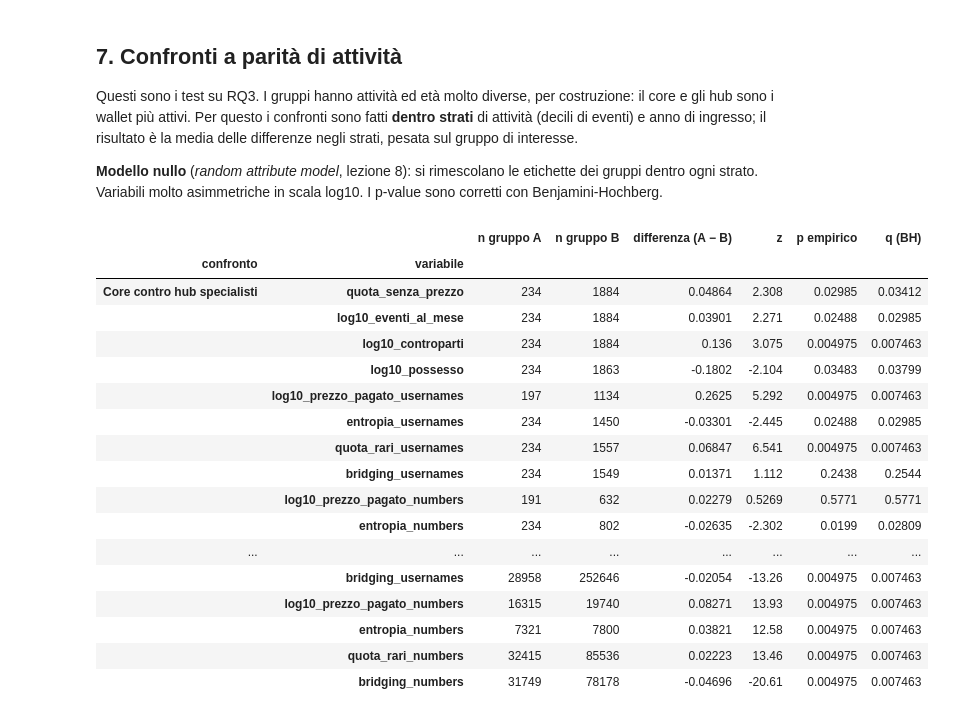
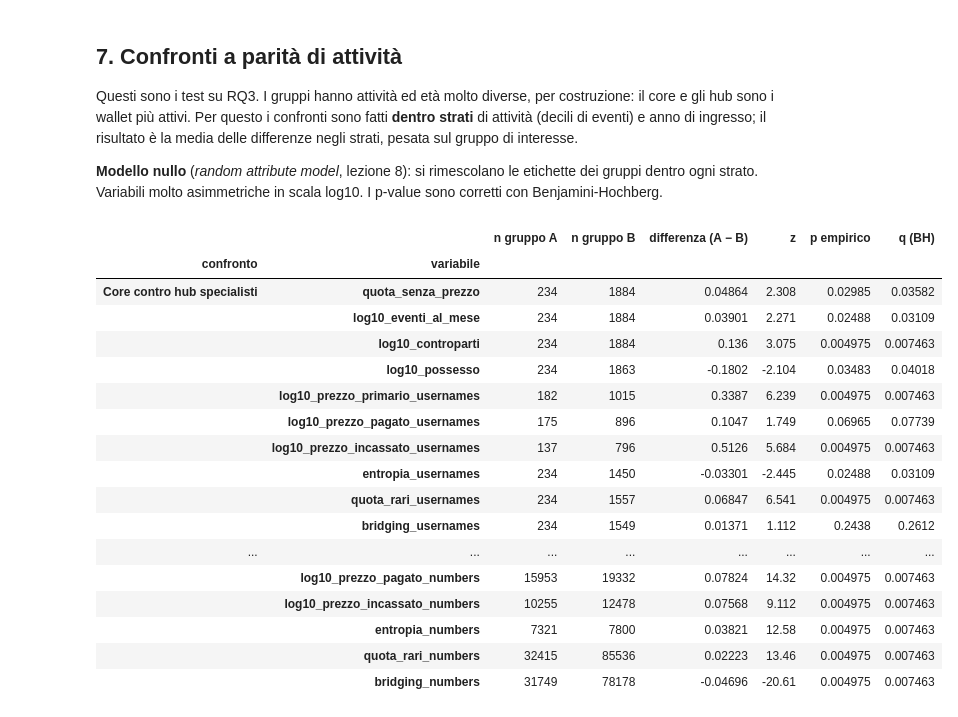
Before and after one commit to Cesare0356/CNA, a Jupyter notebook: fase_e_comportamento.ipynb, the cells around one changed output. Drawn from its saved outputs; the diff is of its cells as text; code cells hidden in the pictures.

```diff
--- a/fase_e_comportamento.ipynb
+++ b/fase_e_comportamento.ipynb
@@ -448,47 +472,51 @@ def test_strati(t, col, gruppo_a, gruppo_b, n_perm=N_PERM, seed=SEED):
 
 T = W.copy()
 T['log10_eventi_al_mese'] = np.log10(T.eventi_al_mese)
 T['log10_controparti'] = np.log10(T.controparti + 1)     # + 1: chi ha solo l'acquisto iniziale non ha controparti
 poss_w = POSS[POSS.status == 'COMPLETE'].groupby('wallet').holding_days.median()
 T['log10_possesso'] = np.log10(poss_w.reindex(T.index).clip(lower=0.01))
 for l in LAYERS:
     T[f'log10_prezzo_pagato_{FILE[l]}'] = np.log10(ECO[l].prezzo_pagato.reindex(T.index).clip(lower=0.01))
     q = PREF[(PREF.layer == l) & (PREF.nft >= 5)].set_index('wallet')
     T[f'entropia_{FILE[l]}'] = q.entropia.reindex(T.index)
     T[f'quota_rari_{FILE[l]}'] = PREF[PREF.layer == l].set_index('wallet').quota_rari.reindex(T.index)
     T[f'bridging_{FILE[l]}'] = RUOLI[l].bridging.reindex(T.index)
-VARIABILI = ['quota_senza_prezzo', 'log10_eventi_al_mese', 'log10_controparti', 'log10_possesso'] + [f'{v}_{FILE[l]}' for l in LAYERS for v in ['log10_prezzo_pagato', 'entropia', 'quota_rari', 'bridging']]
+T[f'log10_prezzo_primario_{FILE[A]}'] = np.log10(ECO[A].prezzo_primario.reindex(T.index).clip(lower=0.01))   # nei numeri il prezzo primario è quasi sempre assente
+for l in LAYERS:
+    T[f'log10_prezzo_incassato_{FILE[l]}'] = np.log10(ECO[l].prezzo_incassato.reindex(T.index).clip(lower=0.01))
+VARIABILI = (['quota_senza_prezzo', 'log10_eventi_al_mese', 'log10_controparti', 'log10_possesso', f'log10_prezzo_primario_{FILE[A]}']
+             + [f'{v}_{FILE[l]}' for l in LAYERS for v in ['log10_prezzo_pagato', 'log10_prezzo_incassato', 'entropia', 'quota_rari', 'bridging']])
 HUB = [g for g in ORDINE if g.startswith('Hub')]
 SPEC = [g for g in ORDINE if g.startswith('Specialisti')]
 CONFRONTI = {'Core contro hub specialisti': (['Core cross-layer'], HUB), 'Cross-layer contro specialisti': (['Cross-layer'], SPEC)}
 
 righe = []
 for nome, (ga, gb) in CONFRONTI.items():
     for v in VARIABILI:
         r = test_strati(T, v, ga, gb)
         if r:
             righe.append({'confronto': nome, 'variabile': v, **r})
 TEST = pd.DataFrame(righe)
 TEST['q (BH)'] = benjamini_hochberg(TEST['p empirico'])
 TEST = TEST.set_index(['confronto', 'variabile'])
 salva_tabella(TEST, 'e_test_a_parita_di_attivita')
 TEST
 # %% [output]
 |  |  | n gruppo A | n gruppo B | differenza (A − B) | z | p empirico | q (BH) |
 | confronto | variabile |  |  |  |  |  |  |
-| Core contro hub specialisti | quota_senza_prezzo | 234 | 1884 | 0.04864 | 2.308 | 0.02985 | 0.03412 |
-|  | log10_eventi_al_mese | 234 | 1884 | 0.03901 | 2.271 | 0.02488 | 0.02985 |
+| Core contro hub specialisti | quota_senza_prezzo | 234 | 1884 | 0.04864 | 2.308 | 0.02985 | 0.03582 |
+|  | log10_eventi_al_mese | 234 | 1884 | 0.03901 | 2.271 | 0.02488 | 0.03109 |
 |  | log10_controparti | 234 | 1884 | 0.136 | 3.075 | 0.004975 | 0.007463 |
-|  | log10_possesso | 234 | 1863 | -0.1802 | -2.104 | 0.03483 | 0.03799 |
-|  | log10_prezzo_pagato_usernames | 197 | 1134 | 0.2625 | 5.292 | 0.004975 | 0.007463 |
-|  | entropia_usernames | 234 | 1450 | -0.03301 | -2.445 | 0.02488 | 0.02985 |
+|  | log10_possesso | 234 | 1863 | -0.1802 | -2.104 | 0.03483 | 0.04018 |
+|  | log10_prezzo_primario_usernames | 182 | 1015 | 0.3387 | 6.239 | 0.004975 | 0.007463 |
+|  | log10_prezzo_pagato_usernames | 175 | 896 | 0.1047 | 1.749 | 0.06965 | 0.07739 |
+|  | log10_prezzo_incassato_usernames | 137 | 796 | 0.5126 | 5.684 | 0.004975 | 0.007463 |
+|  | entropia_usernames | 234 | 1450 | -0.03301 | -2.445 | 0.02488 | 0.03109 |
 |  | quota_rari_usernames | 234 | 1557 | 0.06847 | 6.541 | 0.004975 | 0.007463 |
-|  | bridging_usernames | 234 | 1549 | 0.01371 | 1.112 | 0.2438 | 0.2544 |
-|  | log10_prezzo_pagato_numbers | 191 | 632 | 0.02279 | 0.5269 | 0.5771 | 0.5771 |
-|  | entropia_numbers | 234 | 802 | -0.02635 | -2.302 | 0.0199 | 0.02809 |
+|  | bridging_usernames | 234 | 1549 | 0.01371 | 1.112 | 0.2438 | 0.2612 |
 | ... | ... | ... | ... | ... | ... | ... | ... |
-|  | bridging_usernames | 28958 | 252646 | -0.02054 | -13.26 | 0.004975 | 0.007463 |
-|  | log10_prezzo_pagato_numbers | 16315 | 19740 | 0.08271 | 13.93 | 0.004975 | 0.007463 |
+|  | log10_prezzo_pagato_numbers | 15953 | 19332 | 0.07824 | 14.32 | 0.004975 | 0.007463 |
+|  | log10_prezzo_incassato_numbers | 10255 | 12478 | 0.07568 | 9.112 | 0.004975 | 0.007463 |
 |  | entropia_numbers | 7321 | 7800 | 0.03821 | 12.58 | 0.004975 | 0.007463 |
 |  | quota_rari_numbers | 32415 | 85536 | 0.02223 | 13.46 | 0.004975 | 0.007463 |
 |  | bridging_numbers | 31749 | 78178 | -0.04696 | -20.61 | 0.004975 | 0.007463 |
```
Also changed, not shown: parts of 4 cells of this notebook, 6 other files.
